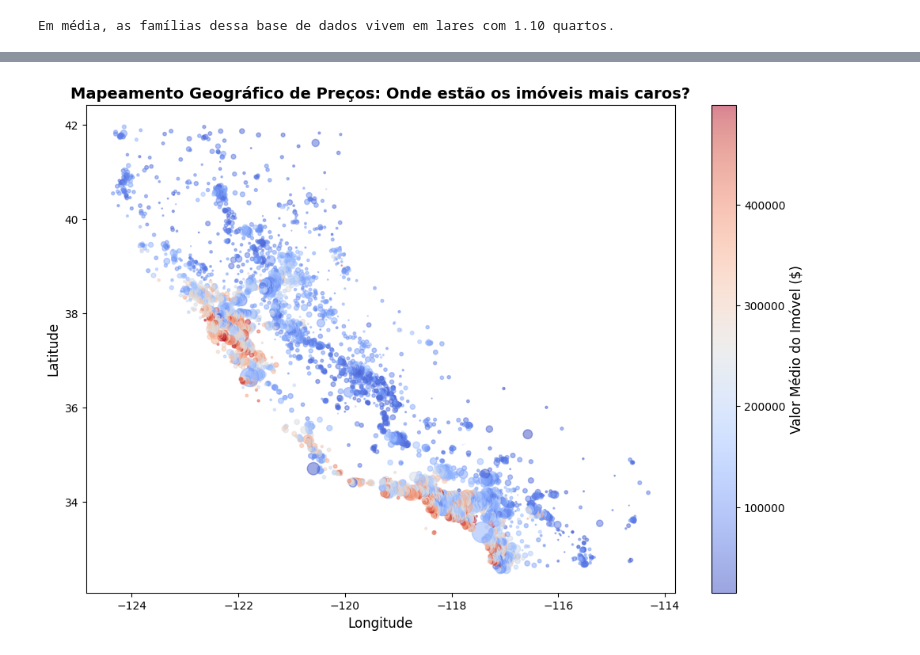
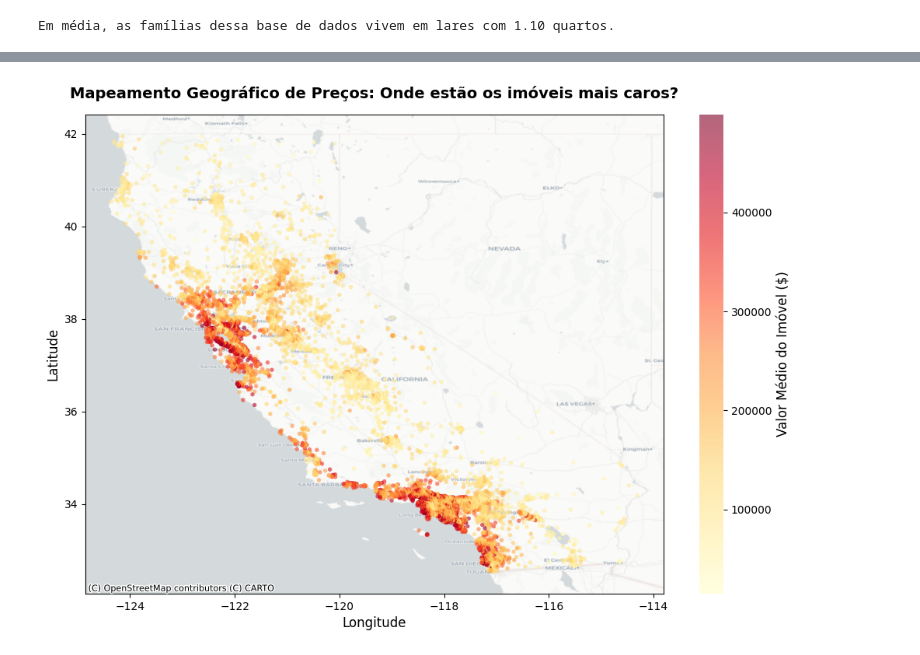
Before and after one commit to reginaldo-adsj/analise-mercado-imobiliario, a Jupyter notebook: analise-mercado-imobiliario.ipynb, the cells around one changed output, grey strips where cells are left out. Drawn from its saved outputs; the diff is of its cells as text; code cells hidden in the pictures.

```diff
--- a/analise-mercado-imobiliario.ipynb
+++ b/analise-mercado-imobiliario.ipynb
@@ -105,22 +148,27 @@ Correlação entre Quartos por Família e Valor do Imóvel: -0.06
 # %%
-# Criando um mapa com base nas coordenadas geográficas
+import contextily as cx
+
 plt.figure(figsize=(12, 8))
+ax = plt.gca()
 
-# O 'c' define que a cor do ponto depende do valor do imóvel (median_house_value)
-# O 'cmap' usa a paleta 'coolwarm' (azul para barato, vermelho para muito caro)
-grafico_mapa = plt.scatter(data=df_limpo, x='longitude', y='latitude',
-                           c='median_house_value', cmap='coolwarm',
-                           alpha=0.5, s=df_limpo['population']/100)
+# O segredo: o matplotlib plota os pontos primeiro
+grafico_mapa = ax.scatter(data=df_limpo, x='longitude', y='latitude',
+                          c='median_house_value', cmap='YlOrRd',
+                          alpha=0.6, s=15, edgecolors='none')
 
-# Adicionando uma barra de cores lateral para servir de legenda
+# O contextily adiciona o mapa real de fundo instantaneamente
+# Usamos o estilo 'Positron' que é cinza, super corporativo e não briga com as cores do seu gráfico
+cx.add_basemap(ax, crs='EPSG:4326', source=cx.providers.CartoDB.Positron)
+
+# Barra de cores elegante
 cbar = plt.colorbar(grafico_mapa)
 cbar.set_label('Valor Médio do Imóvel ($)', fontsize=12)
+cbar.outline.set_visible(False)
 
-# Títulos e eixos
-plt.title('Mapeamento Geográfico de Preços: Onde estão os imóveis mais caros?', fontsize=14, fontweight='bold')
+plt.title('Mapeamento Geográfico de Preços: Onde estão os imóveis mais caros?', fontsize=14, fontweight='bold', pad=15)
 plt.xlabel('Longitude', fontsize=12)
 plt.ylabel('Latitude', fontsize=12)
 
 plt.show()
 # %% [output]
-[figure, old version]
+[figure, new version]
```
Also changed, not shown: parts of 3 cells of this notebook.
